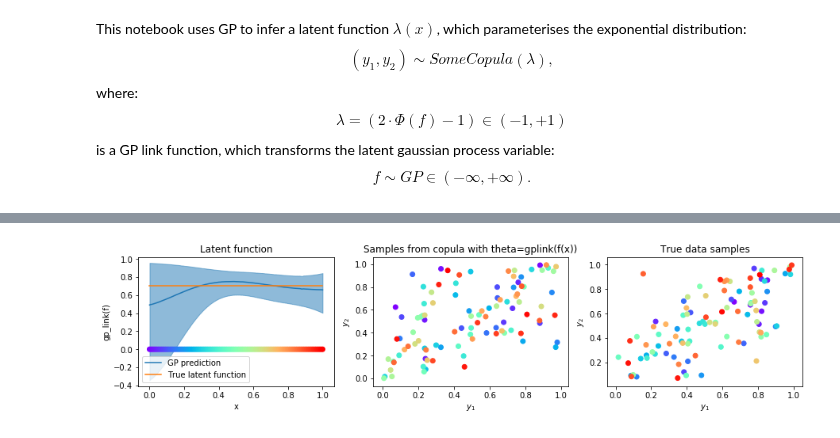
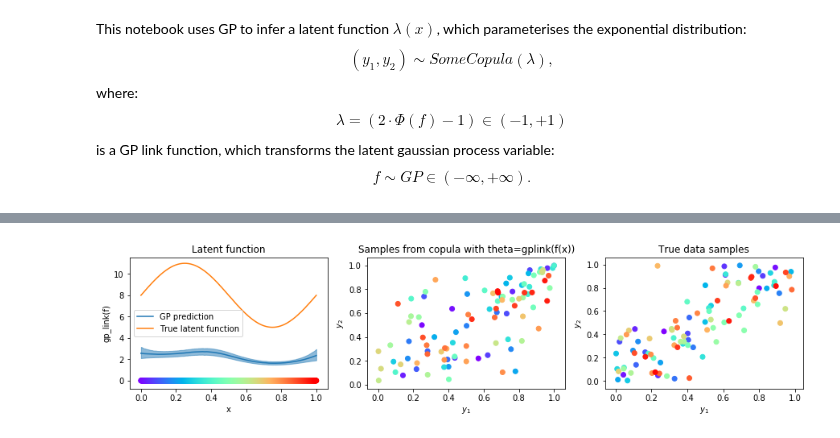
Before and after one commit to NinelK/CopulaGP, a Jupyter notebook: Copula_nopyro.ipynb, the cells around one changed output, grey strips where cells are left out. Cells and saved outputs as stored; diff of their text form; code cells hidden in the pictures.

```diff
--- a/Copula_nopyro.ipynb
+++ b/Copula_nopyro.ipynb
@@ -30,12 +30,12 @@ pyro.enable_validation(True)
 %autoreload 2
 # %%
 #here we specify a 'true' latent function lambda
-scale = lambda x: 0.7+0.*x#np.sin(2*np.pi*1*x)*1.+0. #*np.sin(2*np.pi*3*x+.6)
+scale = lambda x: np.sin(2*np.pi*1*x)*3.+8. #*np.sin(2*np.pi*3*x+.6)
 # %%
 # here we generate some synthetic samples
 import matplotlib.cm as cm
 
-NSamp = int(1e2)
+NSamp = int(1e3)
 
 X = np.linspace(0.,1.,NSamp)
 
@@ -47,7 +47,7 @@ lambdaf.set_ylabel('$\lambda$')
 lambdaf.set_title('Latent function')
 
 scales = [scale(x) for x in X]
-model = GaussianCopula(torch.tensor(scales).float())
+model = FrankCopula(torch.tensor(scales).float())
 Y = model.sample().numpy().squeeze()
 print(Y.shape)
 colors = cm.rainbow(np.linspace(0., 1., NSamp))
@@ -159,4 +70,4 @@ train_y = torch.tensor(Y).float()#.cuda(device=0)
 grid_size = 128
 #model = GPInferenceModel(train_x, GaussianCopula_Likelihood())#.cuda(device=0)
 #likelihood = GaussianCopula_Likelihood()#.cuda(device=0)
-model = KISS_GPInferenceModel(GaussianCopula_Likelihood(), prior_rbf_length=0.3, grid_size=grid_size)#.cuda(device=0)
+model = KISS_GPInferenceModel(GumbelCopula_Likelihood(), prior_rbf_length=0.3, grid_size=grid_size)#.cuda(device=0)
@@ -284,32 +175,32 @@ gplink = model.likelihood.gplink_function
 
 samples = output.rsample(torch.Size([2048]))
 F_mean = gplink(samples).mean(0).detach().cpu().numpy()
 #F_mean = gplink(output.mean).detach().cpu().numpy()
 line, = func.plot(testX, F_mean, label = 'GP prediction')
 lower, upper = output.confidence_region()
 func.fill_between(testX, gplink(lower).detach().cpu().numpy(),
                 gplink(upper).detach().cpu().numpy(), color=line.get_color(), alpha=0.5)
 
 func.plot(testX,scale(testX), label = 'True latent function')
 func.scatter(X,np.zeros_like(X),color=colors)
 func.set_xlabel('x')
 func.set_ylabel('gp_link(f)')
 func.set_title('Latent function')
 func.legend()
 
 # sample from p(y|D,x) = \int p(y|f) p(f|D,x) (doubly stochastic)
 with gpytorch.settings.num_likelihood_samples(1):
     Y_sim = model.likelihood(model(train_x)).rsample().cpu().detach().numpy()
-skip = 1
+skip = 10
 true.scatter(*Y[::skip].T, label = 'True train data', color=colors[::skip])
 sim.scatter(*Y_sim[:,:,::skip].T, label = 'Sample from the model', color=colors[::skip])
 for ax in [sim,true]:
     ax.set_xlabel('$y_1$')
     ax.set_ylabel('$y_2$')
 sim.set_title('Samples from copula with theta=gplink(f(x))')
 true.set_title('True data samples')
 # samp.legend()
 
 fig.show()
 # %% [output]
-[figure, old version]
+[figure, new version]
```
Also changed, not shown: parts of 8 cells of this notebook, 4 other files.
